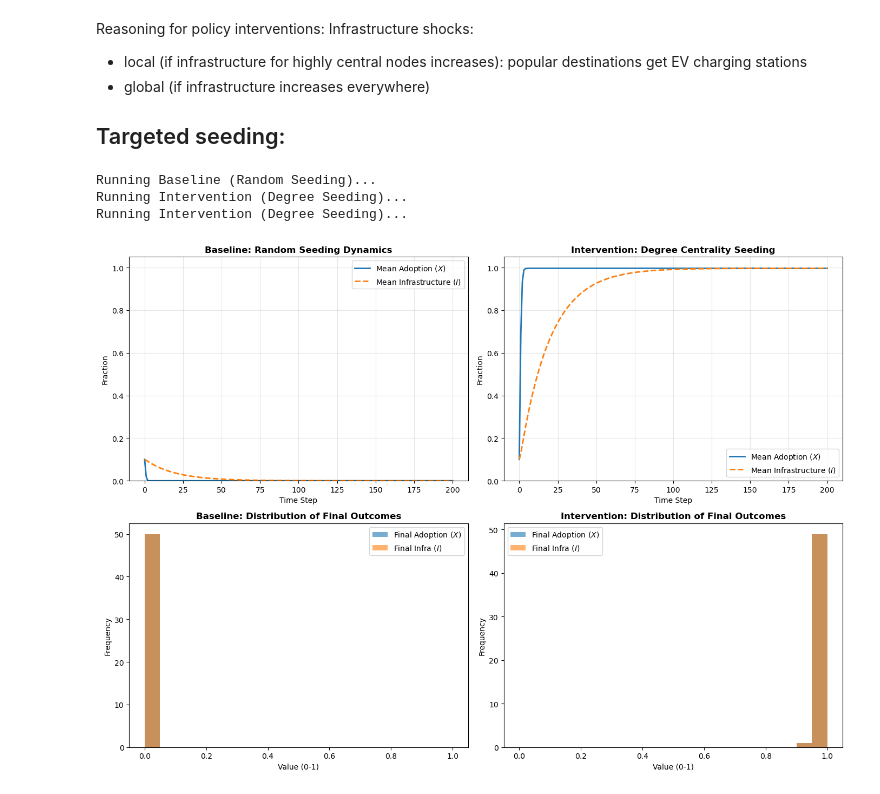
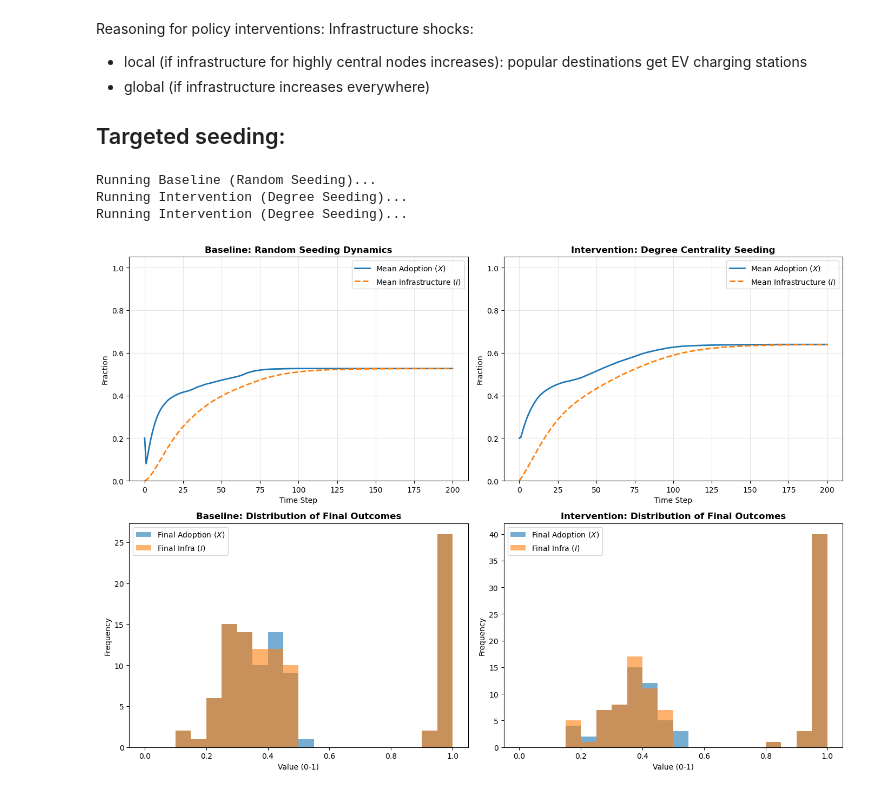
Before and after one commit to mucel/mbdm_3asign, a Jupyter notebook: Assignment3.ipynb, the cells around one changed output. Cells and saved outputs as stored; diff of their text form; code cells hidden in the pictures.

Commit message:
Updated beta param for consistency

```diff
--- a/Assignment3.ipynb
+++ b/Assignment3.ipynb
@@ -851,19 +851,19 @@ def run_batch(n_trials, steps, method, params):
 # Parameters chosen to be near a tipping point where seeding matters
 PARAMS = {
     'a0': 2.0,
-    'beta_I': 0.05,     # Strong feedback to allow tipping
+    'beta_I': 2,     # Strong feedback to allow tipping
     'b': 1.0,           # Defection payoff
     'g_I': 0.05,         # Infra growth rate
-    'I0': 0.1,          # Start with no infrastructure
-    'X0_frac': 0.1,     # 10% Initial adopters (Low initial seed)
-    'network_type': 'BA', # Scale-free networks show high sensitivity to hubs
+    'I0': 0.0,          # Start with no infrastructure
+    'X0_frac': 0.20,     # 20% Initial adopters (Low initial seed)
+    'network_type': 'WS', # Scale-free networks show high sensitivity to hubs
     'n_nodes': 200,
     'p': 0.05,           # For ER/WS
     'm': 2,             # For BA (edges per new node)
     'func': 'imitate'
 }
 
-TRIALS = 50
+TRIALS = 100
 STEPS = 200
 
 # --- 4. Execute Simulations ---
@@ -903,31 +903,31 @@ axs[1, 0].hist(base_final_X, bins=20, range=(0,1), alpha=alpha_hist, color=color
 axs[1, 0].hist(base_final_I, bins=20, range=(0,1), alpha=alpha_hist, color=color_I, label='Final Infra ($I$)')
 axs[1, 0].set_title('Baseline: Distribution of Final Outcomes', fontsize=12, fontweight='bold')
 axs[1, 0].set_xlabel('Value (0-1)')
 axs[1, 0].set_ylabel('Frequency')
 axs[1, 0].legend()
 
 # --- Top Right: Targeted Seeding Dynamics ---
 axs[0, 1].plot(time_axis, seed_mean_X, label='Mean Adoption ($X$)', color=color_X, linewidth=2)
 axs[0, 1].plot(time_axis, seed_mean_I, label='Mean Infrastructure ($I$)', color=color_I, linewidth=2, linestyle='--')
 axs[0, 1].set_title('Intervention: Degree Centrality Seeding', fontsize=12, fontweight='bold')
 axs[0, 1].set_xlabel('Time Step')
 axs[0, 1].set_ylabel('Fraction')
 axs[0, 1].set_ylim(0, 1.05)
 axs[0, 1].grid(True, alpha=0.3)
 axs[0, 1].legend()
 
 # --- Bottom Right: Targeted Seeding Histogram ---
 axs[1, 1].hist(seed_final_X, bins=20, range=(0,1), alpha=alpha_hist, color=color_X, label='Final Adoption ($X$)')
 axs[1, 1].hist(seed_final_I, bins=20, range=(0,1), alpha=alpha_hist, color=color_I, label='Final Infra ($I$)')
 axs[1, 1].set_title('Intervention: Distribution of Final Outcomes', fontsize=12, fontweight='bold')
 axs[1, 1].set_xlabel('Value (0-1)')
 axs[1, 1].set_ylabel('Frequency')
 axs[1, 1].legend()
 
 plt.tight_layout()
 plt.show()
 # %% [output]
 Running Baseline (Random Seeding)...
 Running Intervention (Degree Seeding)...
 Running Intervention (Degree Seeding)...
-[figure, old version]
+[figure, new version]
```
